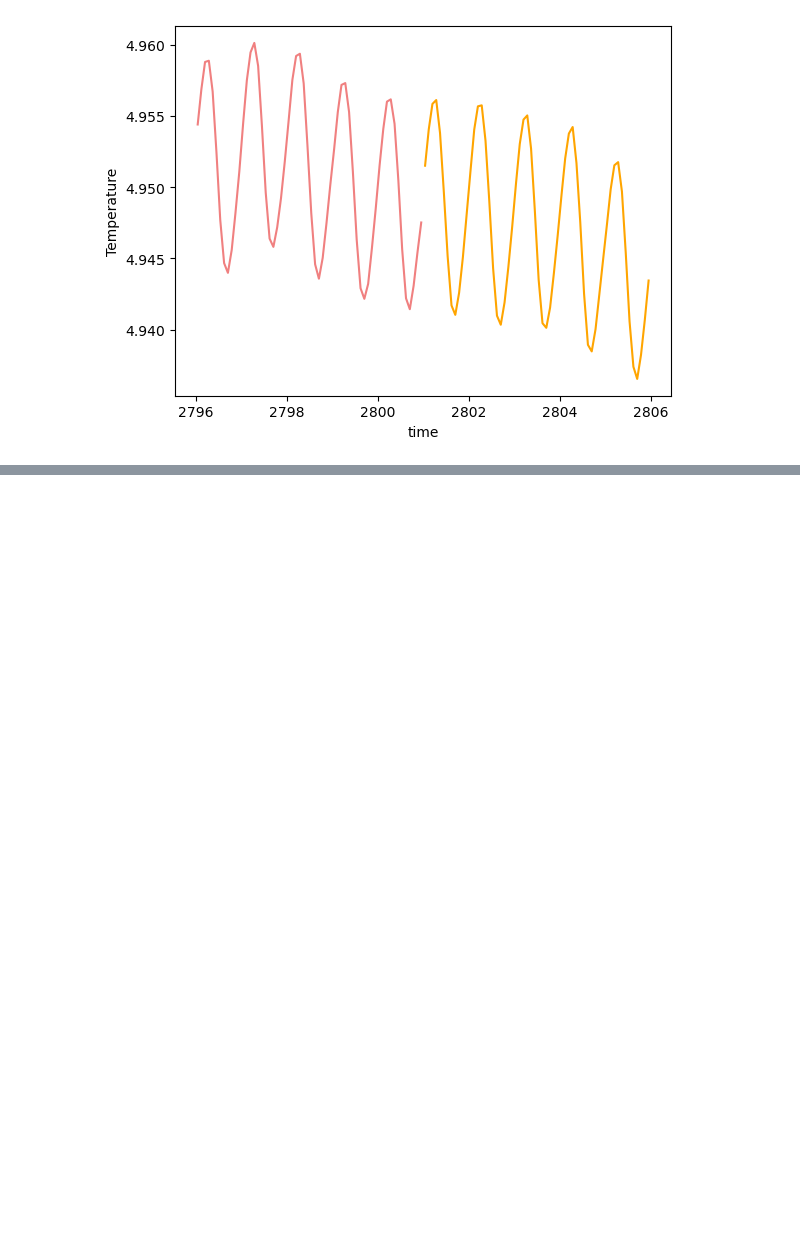
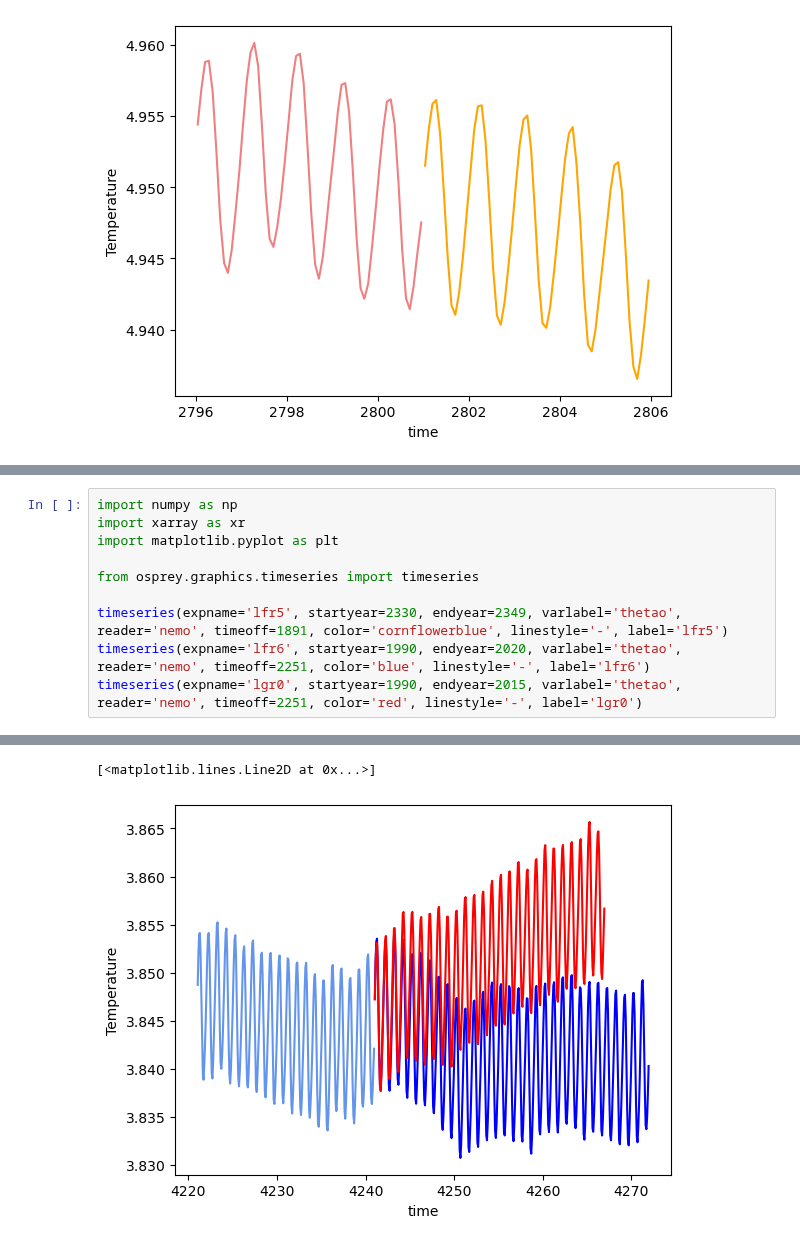
Before and after one commit to asozza/stece, a Jupyter notebook: osprey/notebooks/test_control.ipynb, the cells around one changed output, grey strips where cells are left out. Cells and saved outputs as stored; diff of their text form; blank space fills up the shorter version.

```diff
--- a/osprey/notebooks/test_control.ipynb
+++ b/osprey/notebooks/test_control.ipynb
@@ -135,0 +222,11 @@ plt.show()
+# %%
+import numpy as np
+import xarray as xr
+import matplotlib.pyplot as plt
+
+from osprey.graphics.timeseries import timeseries
+
+timeseries(expname='lfr5', startyear=2330, endyear=2349, varlabel='thetao', reader='nemo', timeoff=1891, color='cornflowerblue', linestyle='-', label='lfr5')
+timeseries(expname='lfr6', startyear=1990, endyear=2020, varlabel='thetao', reader='nemo', timeoff=2251, color='blue', linestyle='-', label='lfr6')
+timeseries(expname='lgr0', startyear=1990, endyear=2015, varlabel='thetao', reader='nemo', timeoff=2251, color='red', linestyle='-', label='lgr0')
+# %% [output]
@@ -135,0 +236,2 @@ plt.show()
+[<matplotlib.lines.Line2D at 0x...>]
+[figure, added]
```
Also changed, not shown: parts of 3 cells of this notebook, 1 other file.
